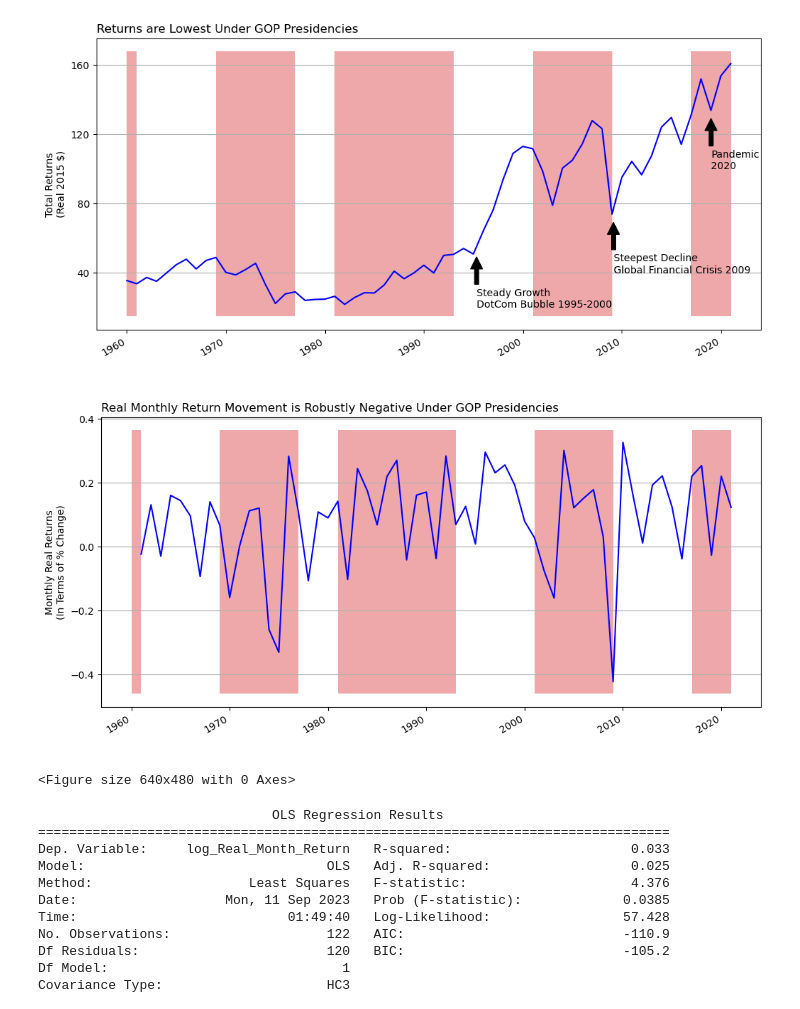
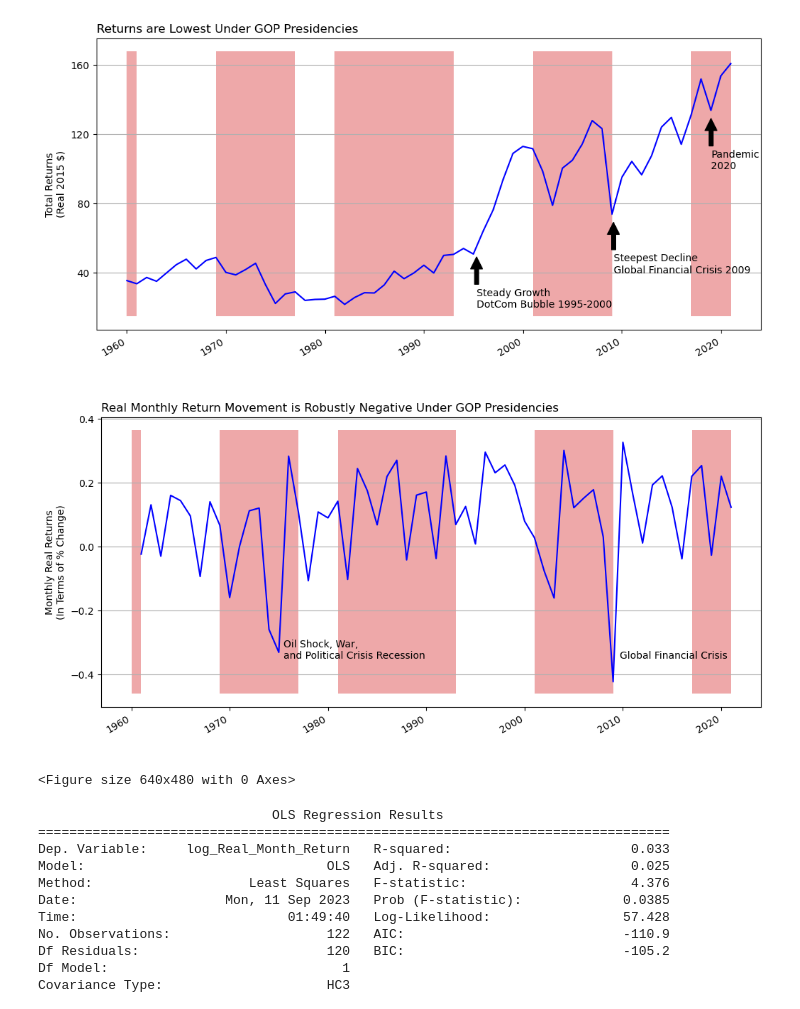
Before and after one commit to avnikadubey/as.180.369, a Jupyter notebook: contrib/avnikadubey/class-05- ZahnMVStockReturns.ipynb, the cells around one changed output. Saved outputs shown, nothing was run; the diff lists cells and outputs as text; code cells hidden in the pictures.

```diff
--- a/contrib/avnikadubey/class-05- ZahnMVStockReturns.ipynb
+++ b/contrib/avnikadubey/class-05- ZahnMVStockReturns.ipynb
@@ -176,32 +183,35 @@ plt.show()
 # %%
 # Plot log total returns over time. Shade GOP presidential terms
 # convenience function
 def plot_series(ax, df, index='Date', cols=['log_Real_Month_Return'], area='GOP'):
     # convert area variable to boolean
     df[area] = df[area].astype(int).astype(bool)
     # set up an index based on date
     df = df.set_index(keys=index, drop=False)
     # line plot
     df.plot(ax=ax, x=index, y=cols, color='blue', legend=False)
     # extract limits
     y1, y2 = ax.get_ylim()
     ax.fill_between(df[index].index, y1=y1, y2=y2, where=df[area], facecolor='tab:red', alpha=0.4)
+    plt.annotate('Global Financial Crisis', xy=(14500,-0.35), xytext=(14500,-0.35))
+    plt.annotate('Oil Shock, War,\nand Political Crisis Recession ', xy=(2000,-0.35), xytext=(2000,-0.35))
+
     return ax
 
 # set up figure, axis
 f, ax = plt.subplots(figsize=(12,6))
 plot_series(ax, df)
 ax.set_title('Real Monthly Return Movement is Robustly Negative Under GOP Presidencies',loc='left')
 
 #changes to axis
 fig=plt.figure()
 ax.grid(axis='y')
 ax.set_xlabel(' ')
 ax.set_ylabel('Monthly Real Returns\n(In Terms of % Change)')
 #ax.set_yticks([-4000,-2000,1000,2000,4000])
 plt.show()
 # %% [output]
-[figure, old version]
+[figure, new version]
 <Figure size 640x480 with 0 Axes>
 # %%
 # Run OLS regression of Monthly earnings onto GOP president flag
```
Also changed, not shown: parts of 1 cell of this notebook.
